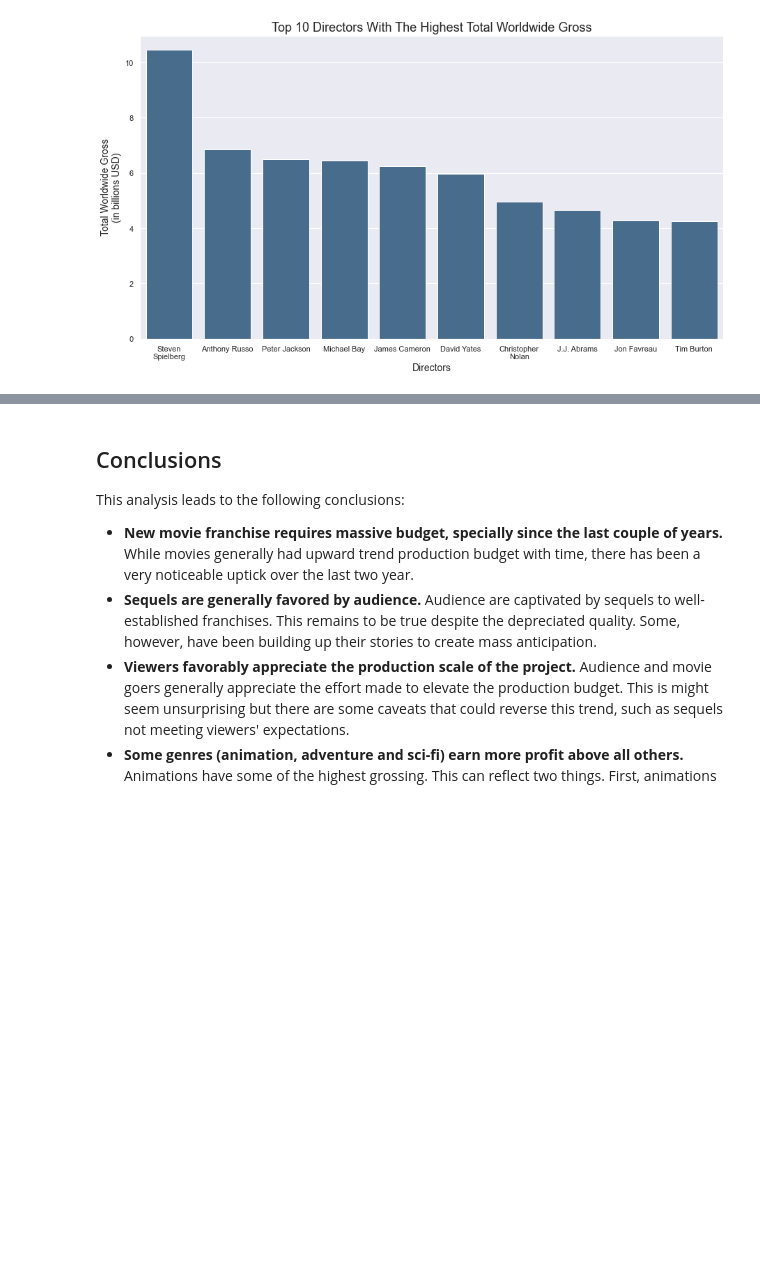
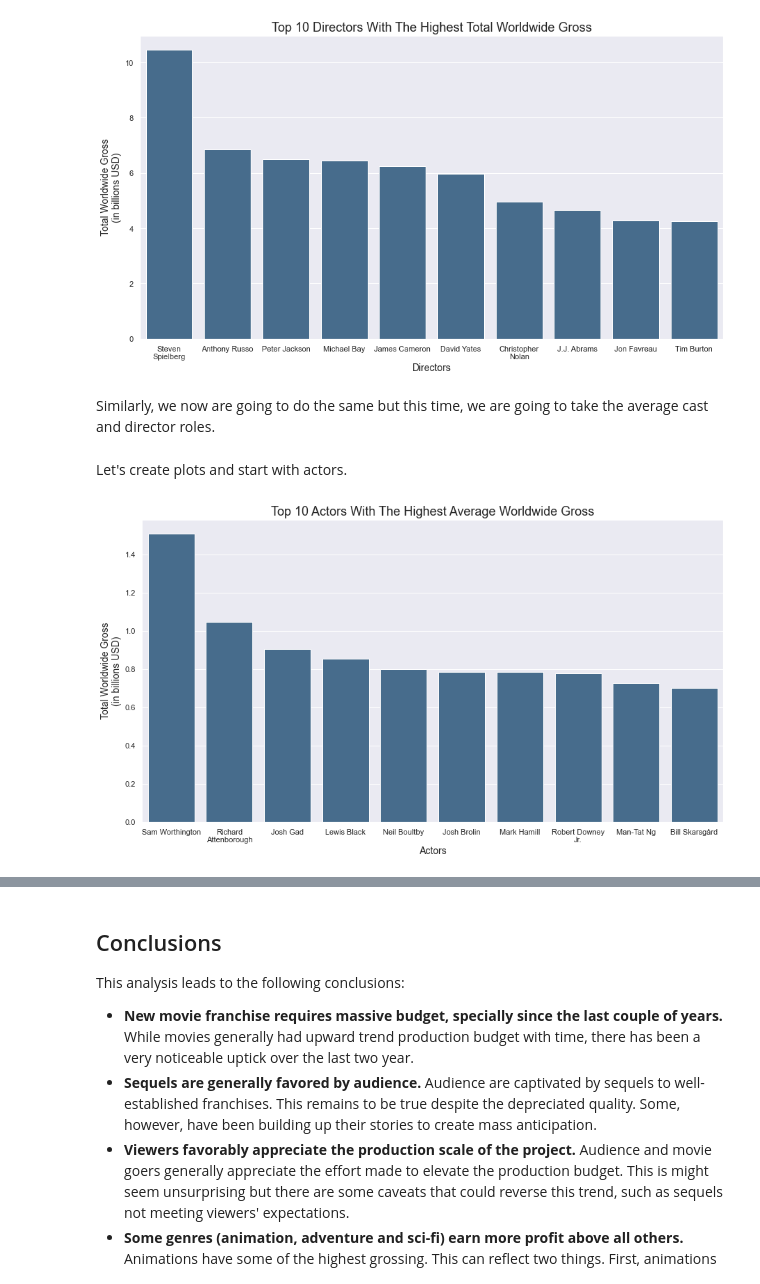
Before and after one commit to afanta-fi/Microsoft_in_The_Movie_Business, a Jupyter notebook: Microsoft_movie_business.ipynb, the cells around one changed output, grey strips where cells are left out. Cells and saved outputs as stored; diff of their text form; code cells hidden in the pictures; blank space fills up the shorter version.

```diff
--- a/Microsoft_movie_business.ipynb
+++ b/Microsoft_movie_business.ipynb
@@ -1049,2 +1084,4 @@ plt.savefig('images/top_grossing_directors.png')
 # %% [output]
 [figure]
+# %% [markdown]
+Similarly, we now are going to do the same but this time, we are going to take the average cast and director roles.
@@ -1050,0 +1104,26 @@ plt.savefig('images/top_grossing_directors.png')
+# %% [markdown]
+Let's create plots and start with actors.
+# %%
+#Set image size
+sns.set(rc={"figure.figsize":(15, 8)})
+#Get keys and values from the actor_1 dictionary
+keys = list(actor_1.keys())
+vals = list(actor_1.values())
+vals = [i/1e9 for i in vals]
+ax = sns.barplot(x=keys,
+            y=vals,
+            color="#3C6D97")
+ax.set_xlabel('Actors',fontsize=14)
+ax.set_ylabel('Total Worldwide Gross\n(in billions USD)',fontsize=14)
+ax.set_title('Top 10 Actors With The Highest Average Worldwide Gross',fontsize=18);
+labels = ax.axes.get_xticklabels()
+# fix the labels
+for v in labels:
+    text = v.get_text()
+    text = '\n'.join(wrap(text,15))
+    v.set_text(text)
+# set the new labels
+ax.axes.set_xticklabels(labels);
+plt.savefig('images/top_grossing_actors_mean.png')
+# %% [output]
+[figure, added]
```
Also changed, not shown: parts of 30 cells of this notebook, 2 other files.
